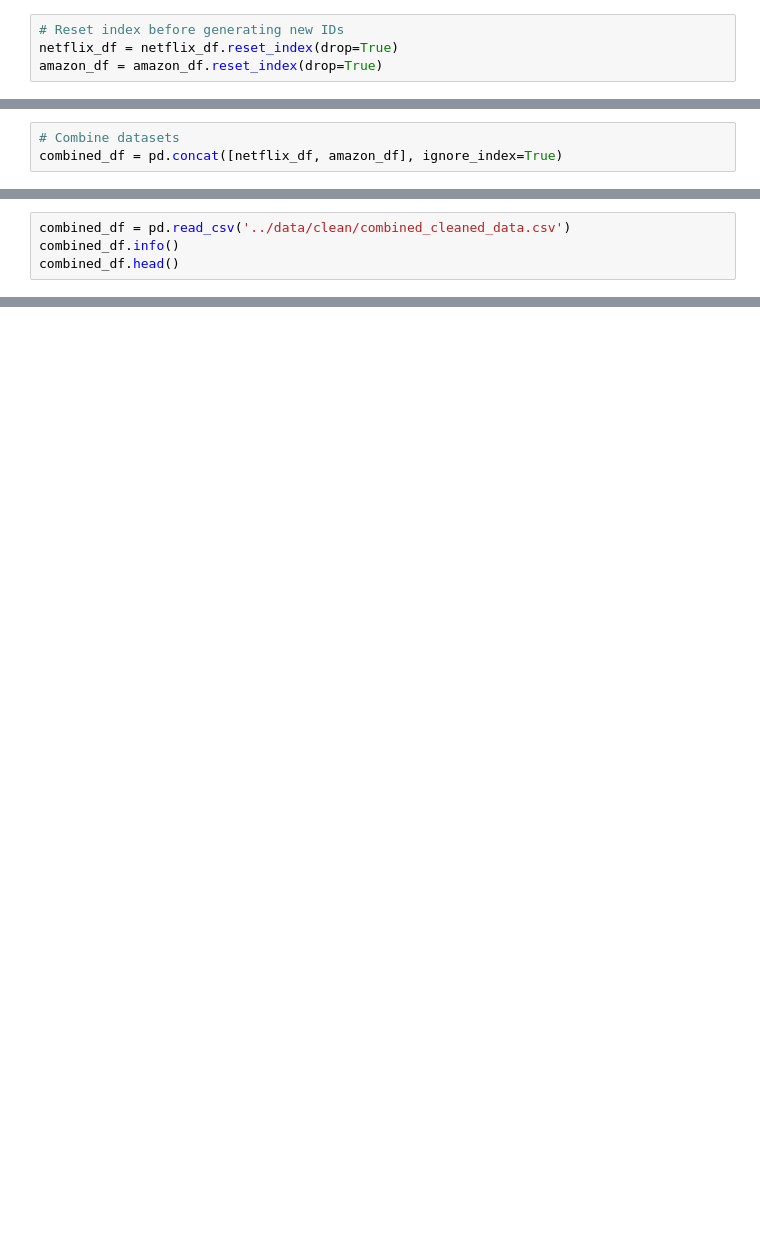
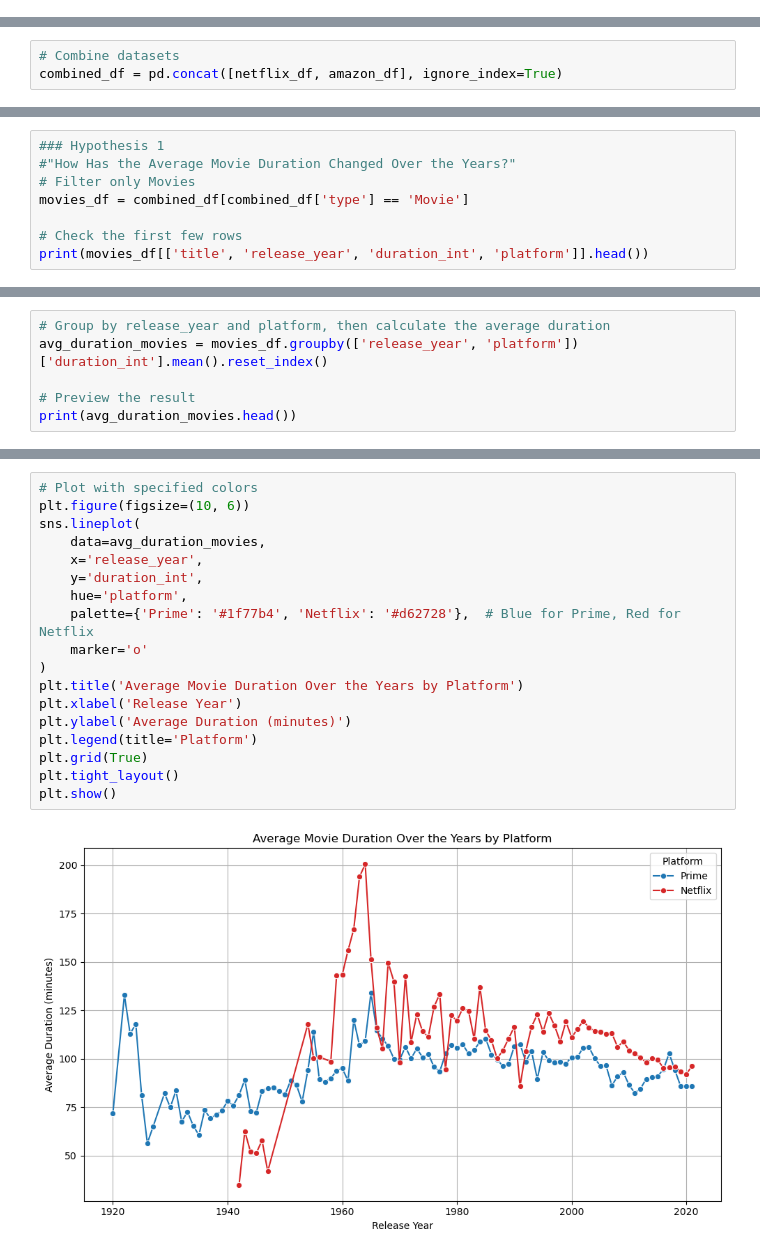
Before and after one commit to isg75/first_project, a Jupyter notebook: notebooks/combine_stream_data.ipynb, the cells around one changed output, grey strips where cells are left out. Drawn from its saved outputs; the diff is of its cells as text; blank space fills up the shorter version.

```diff
--- a/notebooks/combine_stream_data.ipynb
+++ b/notebooks/combine_stream_data.ipynb
@@ -10,6 +13,2 @@ amazon_df = pd.read_csv('../data/clean/cleaned_prime_data.csv')
 #remove 'Unnamed' columns from Prime only
 amazon_df = amazon_df.loc[:, ~amazon_df.columns.str.contains('^Unnamed')]
-# %%
-# Reset index before generating new IDs
-netflix_df = netflix_df.reset_index(drop=True)
-amazon_df = amazon_df.reset_index(drop=True)
@@ -38,4 +105,0 @@ print("Combined!")
-# %%
-combined_df = pd.read_csv('../data/clean/combined_cleaned_data.csv')
-combined_df.info()
-combined_df.head()
@@ -41,0 +192,8 @@ combined_df.head()
+# %%
+### Hypothesis 1
+#"How Has the Average Movie Duration Changed Over the Years?"
+# Filter only Movies
+movies_df = combined_df[combined_df['type'] == 'Movie']
+
+# Check the first few rows
+print(movies_df[['title', 'release_year', 'duration_int', 'platform']].head())
@@ -41,0 +207,6 @@ combined_df.head()
+# %%
+# Group by release_year and platform, then calculate the average duration
+avg_duration_movies = movies_df.groupby(['release_year', 'platform'])['duration_int'].mean().reset_index()
+
+# Preview the result
+print(avg_duration_movies.head())
@@ -41,0 +220,20 @@ combined_df.head()
+# %%
+# Plot with specified colors
+plt.figure(figsize=(10, 6))
+sns.lineplot(
+    data=avg_duration_movies,
+    x='release_year',
+    y='duration_int',
+    hue='platform',
+    palette={'Prime': '#1f77b4', 'Netflix': '#d62728'},  # Blue for Prime, Red for Netflix
+    marker='o'
+)
+plt.title('Average Movie Duration Over the Years by Platform')
+plt.xlabel('Release Year')
+plt.ylabel('Average Duration (minutes)')
+plt.legend(title='Platform')
+plt.grid(True)
+plt.tight_layout()
+plt.show()
+# %% [output]
+[figure, added]
```
Also changed, not shown: parts of 27 cells of this notebook, 10 other files.
